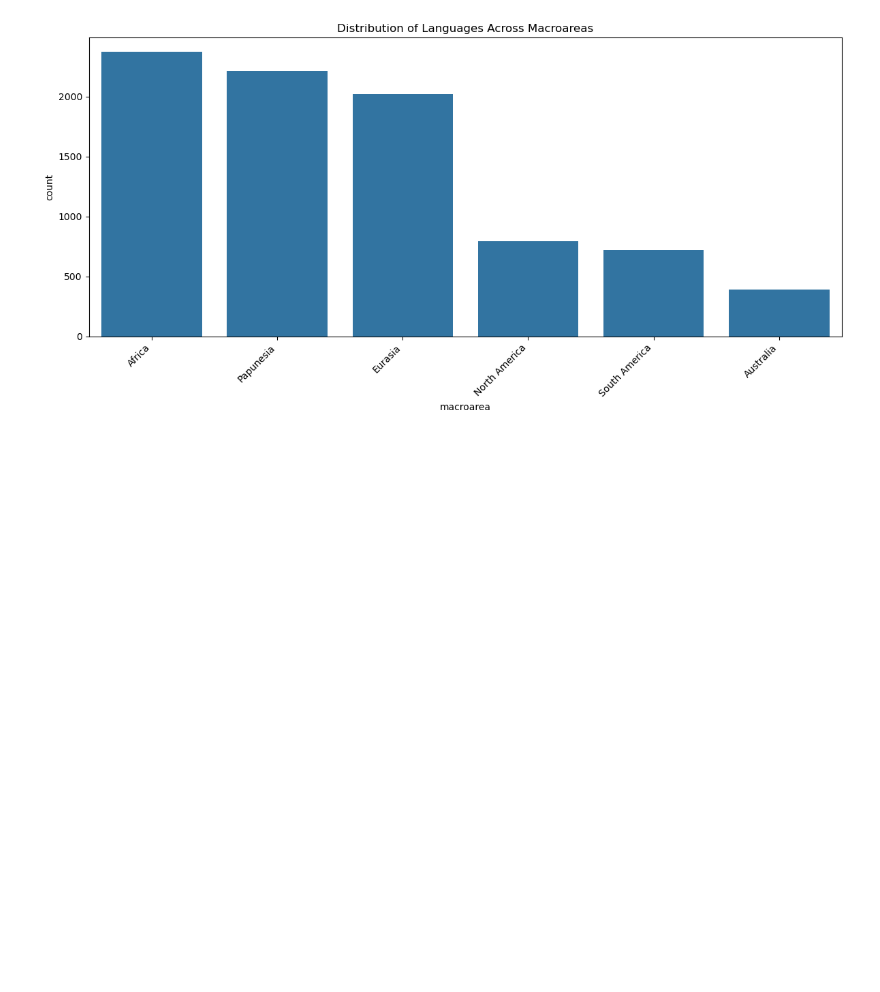
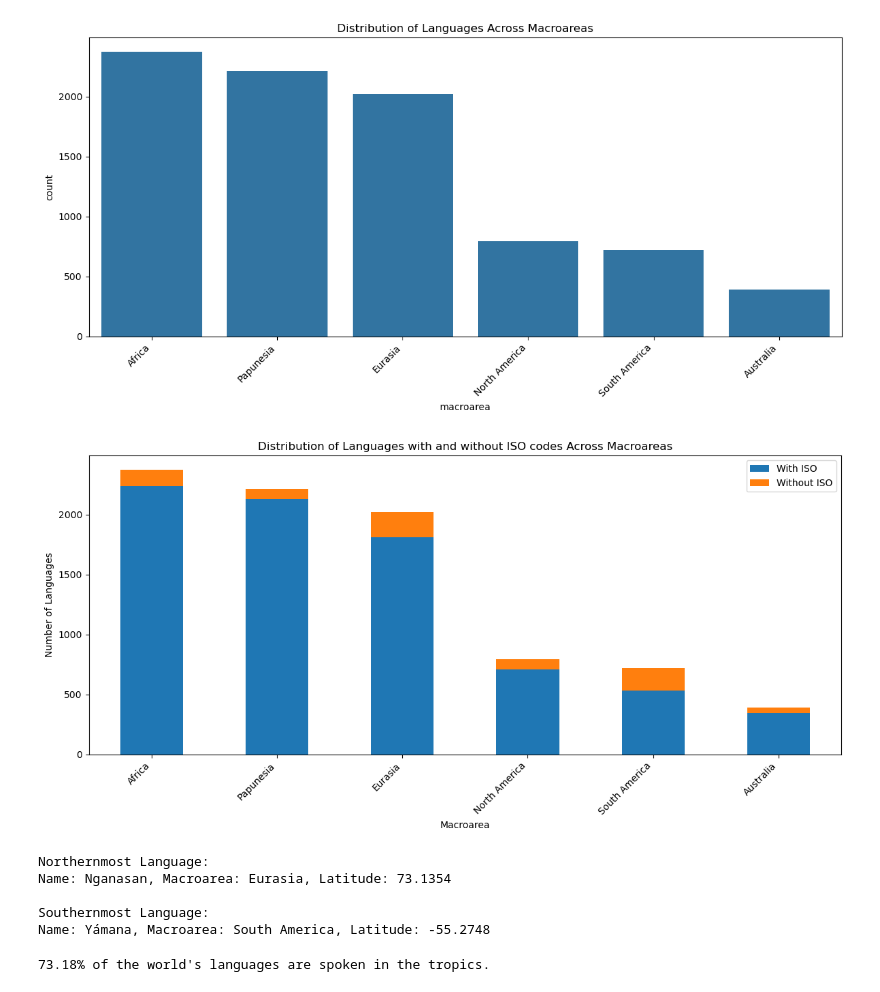
Before and after one commit to eanvhhof/data-sience-for-linguists, a Jupyter notebook: hw3/hw3.ipynb, the cells around one changed output. Saved outputs shown, nothing was run; the diff lists cells and outputs as text; code cells hidden in the pictures; blank space fills up the shorter version.

```diff
--- a/hw3/hw3.ipynb
+++ b/hw3/hw3.ipynb
@@ -54,3 +54,40 @@ plt.tight_layout()
 plt.show()
 # %% [output]
 [figure]
+# %%
+macroarea_counts = languages['macroarea'].value_counts()
+macroarea_iso_counts = languages[languages['isocodes'].notna()]['macroarea'].value_counts()
+df_macroarea = pd.DataFrame({'Total': macroarea_counts, 'With ISO': macroarea_iso_counts}).fillna(0)
+
+df_macroarea['Without ISO'] = df_macroarea['Total'] - df_macroarea['With ISO']
+df_macroarea[['With ISO', 'Without ISO']].plot(kind='bar', stacked=True, figsize=(12, 6))
+plt.title('Distribution of Languages with and without ISO codes Across Macroareas')
+plt.xlabel('Macroarea')
+plt.ylabel('Number of Languages')
+plt.xticks(rotation=45, ha='right')
+plt.tight_layout()
+plt.show()
+# %% [output]
+[figure, added]
+# %%
+northernmost = languages.loc[languages['latitude'].idxmax()]
+southernmost = languages.loc[languages['latitude'].idxmin()]
+
+print("Northernmost Language:")
+print(f"Name: {northernmost['name']}, Macroarea: {northernmost['macroarea']}, Latitude: {northernmost['latitude']}")
+
+print("\nSouthernmost Language:")
+print(f"Name: {southernmost['name']}, Macroarea: {southernmost['macroarea']}, Latitude: {southernmost['latitude']}")
+# %% [output]
+Northernmost Language:
+Name: Nganasan, Macroarea: Eurasia, Latitude: 73.1354
+
+Southernmost Language:
+Name: Yámana, Macroarea: South America, Latitude: -55.2748
+# %%
+tropical_languages = languages[(languages['latitude'] >= -23.43619) & (languages['latitude'] <= 23.43619)]
+percentage = (len(tropical_languages) / len(languages)) * 100
+
+print(f"{percentage:.2f}% of the world's languages are spoken in the tropics.")
+# %% [output]
+73.18% of the world's languages are spoken in the tropics.
```
Also changed, not shown: parts of 4 cells of this notebook.
